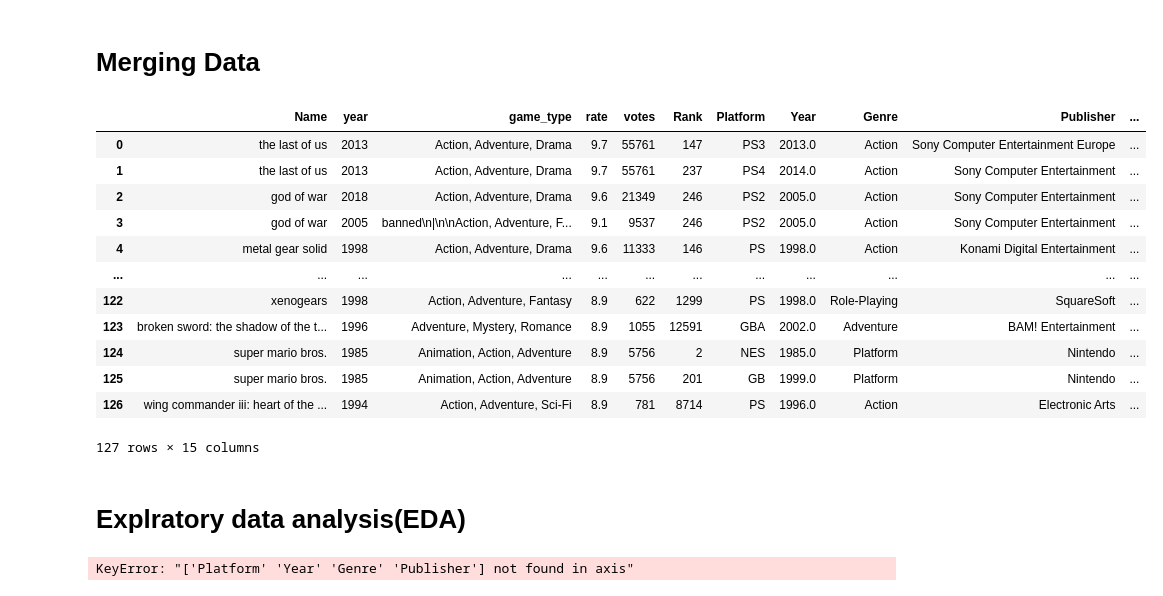
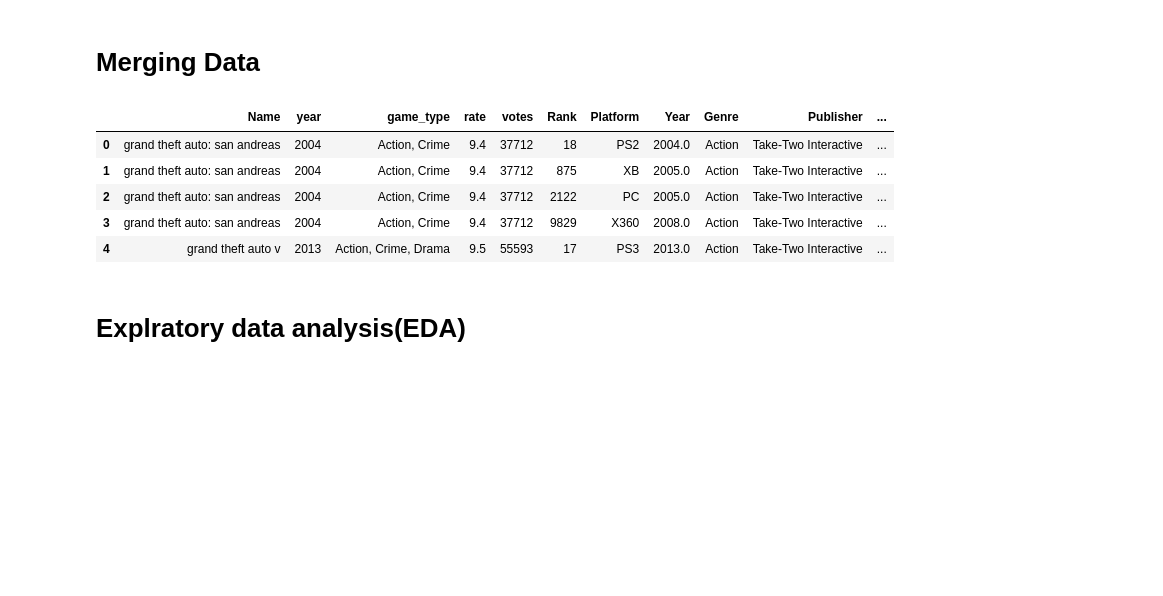
Before and after one commit to RazanAlzahrani1/VideoGames_Regression, a Jupyter notebook: Untitled.ipynb, the cells around one changed output. Saved outputs shown, nothing was run; the diff lists cells and outputs as text; code cells hidden in the pictures; blank space fills up the shorter version.

```diff
--- a/Untitled.ipynb
+++ b/Untitled.ipynb
@@ -26,7 +26,7 @@ import matplotlib.pyplot as plt
 # %% [markdown]
 # <a name=webscrabing>Web Scraping</a>
 # %%
-url = "https://www.imdb.com/search/title/?title_type=video_game&num_votes=,5000,&sort=user_rating,desc&pf_rd_m=A2FGELUUNOQJNL&pf_rd_p=87cca6a7-a16d-42d9-b9de-6aace99ec40a&pf_rd_r=ERFX36S273PQKZHMN3NF&pf_rd_s=center-6&pf_rd_t=60601&pf_rd_i=video-games&ref_=fea_vg_scg_ats_toprated_hd"
+url = "https://www.imdb.com/search/title/?title_type=video_game"
 
 response = requests.get(url)
 response.status_code
@@ -255,30 +264,21 @@ df
 # %%
 mer_vidgame=vedioGamePages.merge(df, on='Name')
 # %%
-mer_vidgame
+mer_vidgame.head()
 # %% [output]
 |  | Name | year | game_type | rate | votes | Rank | Platform | Year | Genre | Publisher | ... |
-| 0 | the last of us | 2013 | Action, Adventure, Drama | 9.7 | 55761 | 147 | PS3 | 2013.0 | Action | Sony Computer Entertainment Europe | ... |
-| 1 | the last of us | 2013 | Action, Adventure, Drama | 9.7 | 55761 | 237 | PS4 | 2014.0 | Action | Sony Computer Entertainment | ... |
-| 2 | god of war | 2018 | Action, Adventure, Drama | 9.6 | 21349 | 246 | PS2 | 2005.0 | Action | Sony Computer Entertainment | ... |
-| 3 | god of war | 2005 | banned\n|\n\nAction, Adventure, F... | 9.1 | 9537 | 246 | PS2 | 2005.0 | Action | Sony Computer Entertainment | ... |
-| 4 | metal gear solid | 1998 | Action, Adventure, Drama | 9.6 | 11333 | 146 | PS | 1998.0 | Action | Konami Digital Entertainment | ... |
-| ... | ... | ... | ... | ... | ... | ... | ... | ... | ... | ... | ... |
-| 122 | xenogears | 1998 | Action, Adventure, Fantasy | 8.9 | 622 | 1299 | PS | 1998.0 | Role-Playing | SquareSoft | ... |
-| 123 | broken sword: the shadow of the t... | 1996 | Adventure, Mystery, Romance | 8.9 | 1055 | 12591 | GBA | 2002.0 | Adventure | BAM! Entertainment | ... |
-| 124 | super mario bros. | 1985 | Animation, Action, Adventure | 8.9 | 5756 | 2 | NES | 1985.0 | Platform | Nintendo | ... |
-| 125 | super mario bros. | 1985 | Animation, Action, Adventure | 8.9 | 5756 | 201 | GB | 1999.0 | Platform | Nintendo | ... |
-| 126 | wing commander iii: heart of the ... | 1994 | Action, Adventure, Sci-Fi | 8.9 | 781 | 8714 | PS | 1996.0 | Action | Electronic Arts | ... |
+| 0 | grand theft auto: san andreas | 2004 | Action, Crime | 9.4 | 37712 | 18 | PS2 | 2004.0 | Action | Take-Two Interactive | ... |
+| 1 | grand theft auto: san andreas | 2004 | Action, Crime | 9.4 | 37712 | 875 | XB | 2005.0 | Action | Take-Two Interactive | ... |
+| 2 | grand theft auto: san andreas | 2004 | Action, Crime | 9.4 | 37712 | 2122 | PC | 2005.0 | Action | Take-Two Interactive | ... |
+| 3 | grand theft auto: san andreas | 2004 | Action, Crime | 9.4 | 37712 | 9829 | X360 | 2008.0 | Action | Take-Two Interactive | ... |
+| 4 | grand theft auto v | 2013 | Action, Crime, Drama | 9.5 | 55593 | 17 | PS3 | 2013.0 | Action | Take-Two Interactive | ... |
-127 rows × 15 columns
 # %%
 df1=pd.DataFrame(mer_vidgame)
 # %% [markdown]
 # <a name=EDA>Explratory data analysis(EDA)</a>
 # %%
  # drop column that we don't use
-df1.drop([ 'Platform', 'Year', 'Genre','Publisher'], axis=1, inplace=True)
+df1.drop([ 'Year', 'Genre','Publisher'], axis=1, inplace=True)
-# %% [output]
-KeyError: "['Platform' 'Year' 'Genre' 'Publisher'] not found in axis"
 # %%
 df1.shape
 # %% [output]
```
Also changed, not shown: parts of 29 cells of this notebook.
